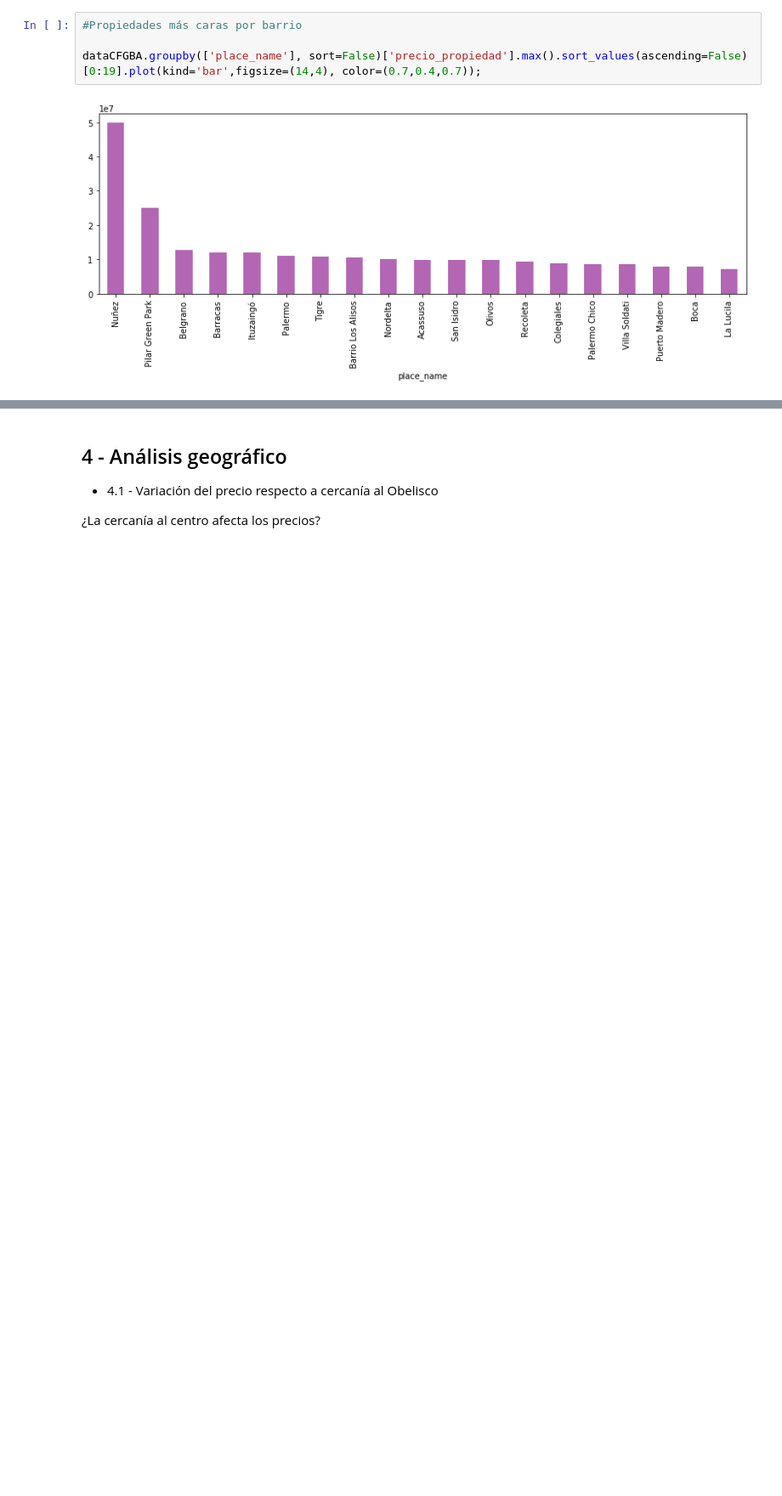
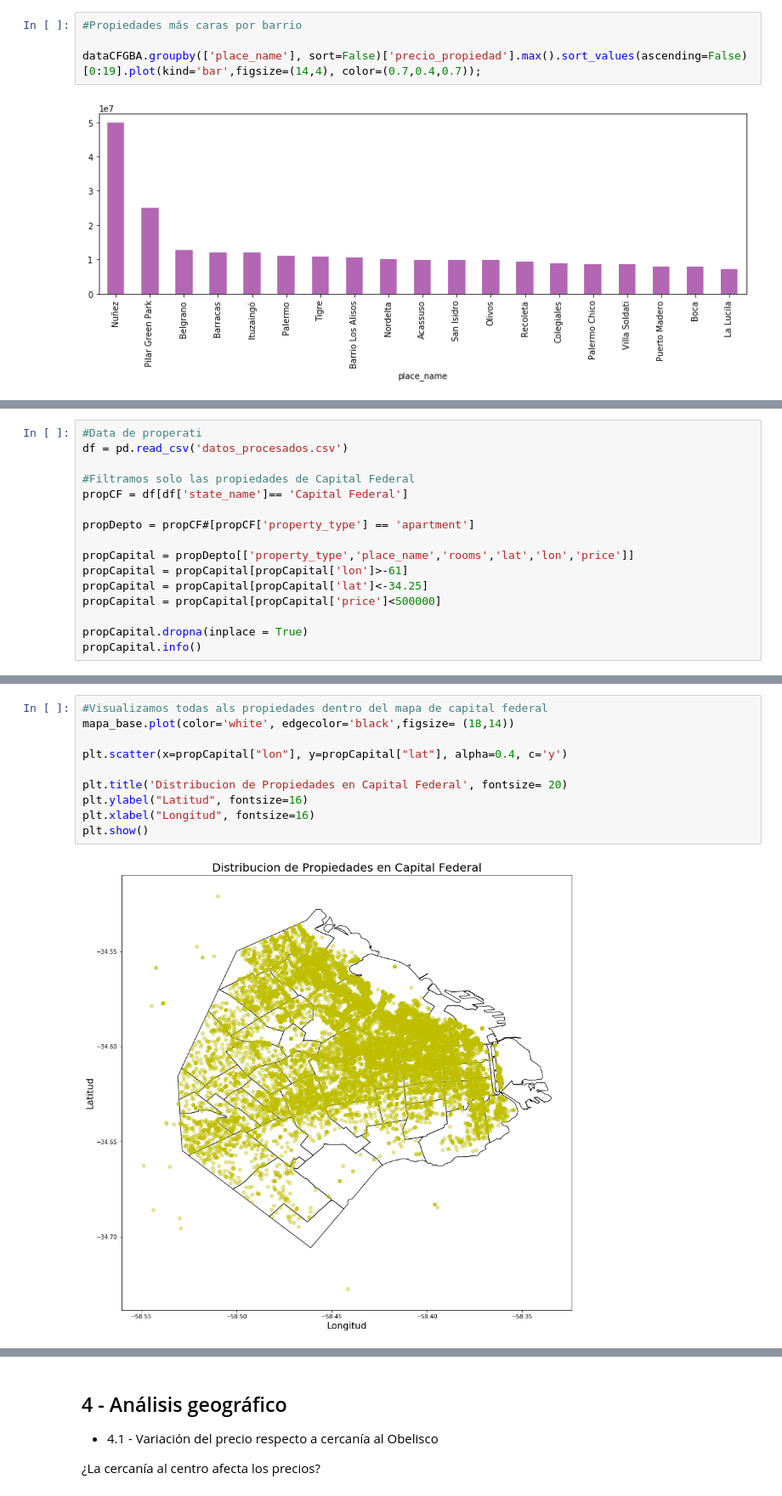
Before and after one commit to MatiasReimondo/Datos, a Jupyter notebook: Analisis de propiedades GBA y CABA.ipynb, the cells around one changed output, grey strips where cells are left out. Shown at 85% size. Saved outputs shown, nothing was run; the diff lists cells and outputs as text; blank space fills up the shorter version.

```diff
--- a/Analisis de propiedades GBA y CABA.ipynb
+++ b/Analisis de propiedades GBA y CABA.ipynb
@@ -421,0 +454,16 @@ dataCFGBA.sort_values(['precio_propiedad'], ascending=False).head(10)
+# %%
+#Data de properati
+df = pd.read_csv('datos_procesados.csv')
+
+#Filtramos solo las propiedades de Capital Federal
+propCF = df[df['state_name']== 'Capital Federal']
+
+propDepto = propCF#[propCF['property_type'] == 'apartment']
+
+propCapital = propDepto[['property_type','place_name','rooms','lat','lon','price']]
+propCapital = propCapital[propCapital['lon']>-61]
+propCapital = propCapital[propCapital['lat']<-34.25]
+propCapital = propCapital[propCapital['price']<500000]
+
+propCapital.dropna(inplace = True)
+propCapital.info()
@@ -421,0 +482,12 @@ dataCFGBA.sort_values(['precio_propiedad'], ascending=False).head(10)
+# %%
+#Visualizamos todas als propiedades dentro del mapa de capital federal
+mapa_base.plot(color='white', edgecolor='black',figsize= (18,14))
+
+plt.scatter(x=propCapital["lon"], y=propCapital["lat"], alpha=0.4, c='y')
+
+plt.title('Distribucion de Propiedades en Capital Federal', fontsize= 20)
+plt.ylabel("Latitud", fontsize=16)
+plt.xlabel("Longitud", fontsize=16)
+plt.show()
+# %% [output]
+[figure, added]
```
Also changed, not shown: parts of 25 cells of this notebook, 8 other files.
